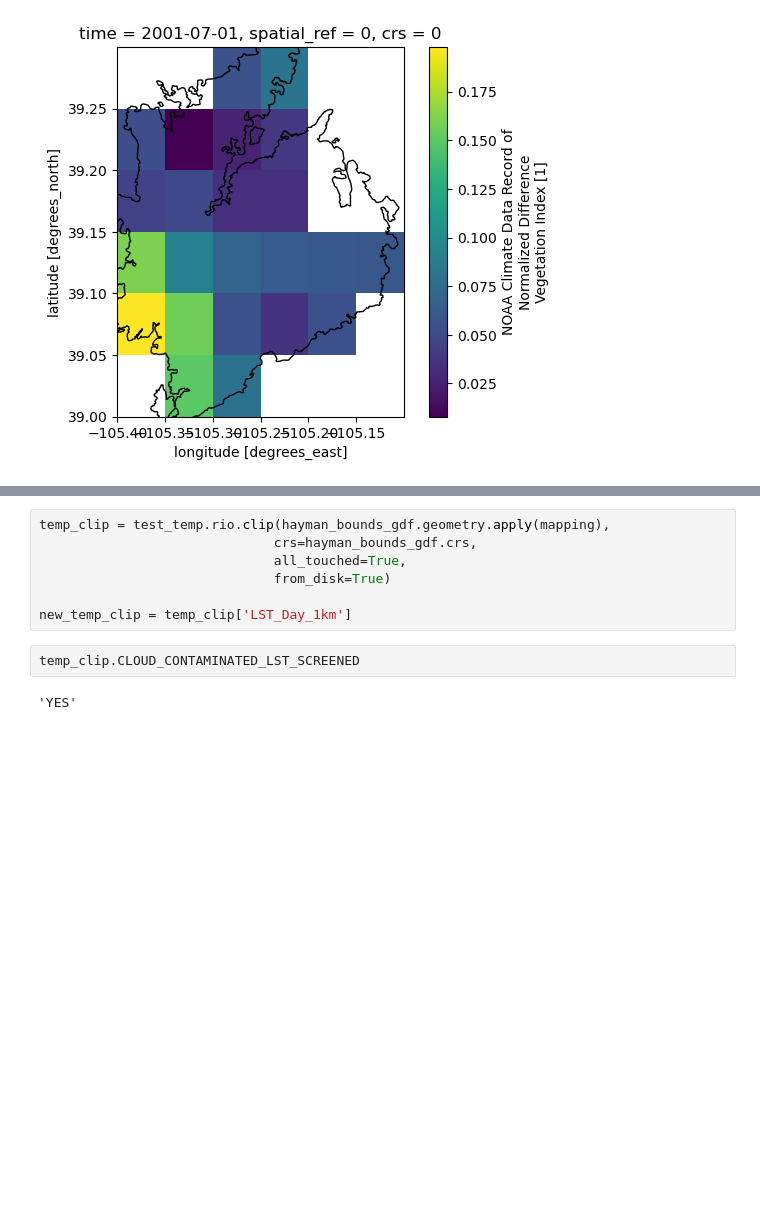
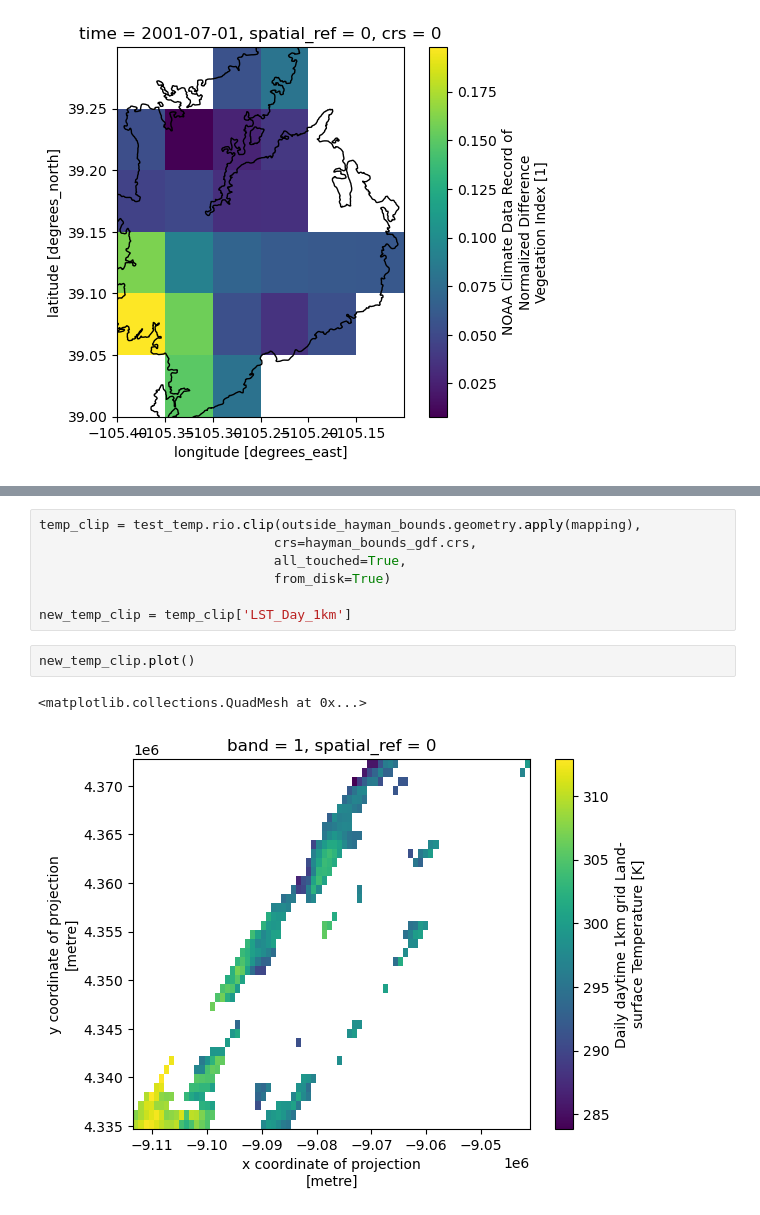
Before and after one commit to Keingtobin/hayman-analysis, a Jupyter notebook: notebooks/data_wrangle.ipynb, the cells around one changed output, grey strips where cells are left out. Saved outputs shown, nothing was run; the diff lists cells and outputs as text; blank space fills up the shorter version.

```diff
--- a/notebooks/data_wrangle.ipynb
+++ b/notebooks/data_wrangle.ipynb
@@ -157,11 +190,12 @@ xarray.core.dataset.Dataset
 # %%
-temp_clip = test_temp.rio.clip(hayman_bounds_gdf.geometry.apply(mapping),
+temp_clip = test_temp.rio.clip(outside_hayman_bounds.geometry.apply(mapping),
                               crs=hayman_bounds_gdf.crs,
                               all_touched=True,
                               from_disk=True)
 
 new_temp_clip = temp_clip['LST_Day_1km']
 # %%
-temp_clip.CLOUD_CONTAMINATED_LST_SCREENED
+new_temp_clip.plot()
 # %% [output]
-'YES'
+<matplotlib.collections.QuadMesh at 0x...>
+[figure, added]
```
Also changed, not shown: parts of 4 cells of this notebook.
